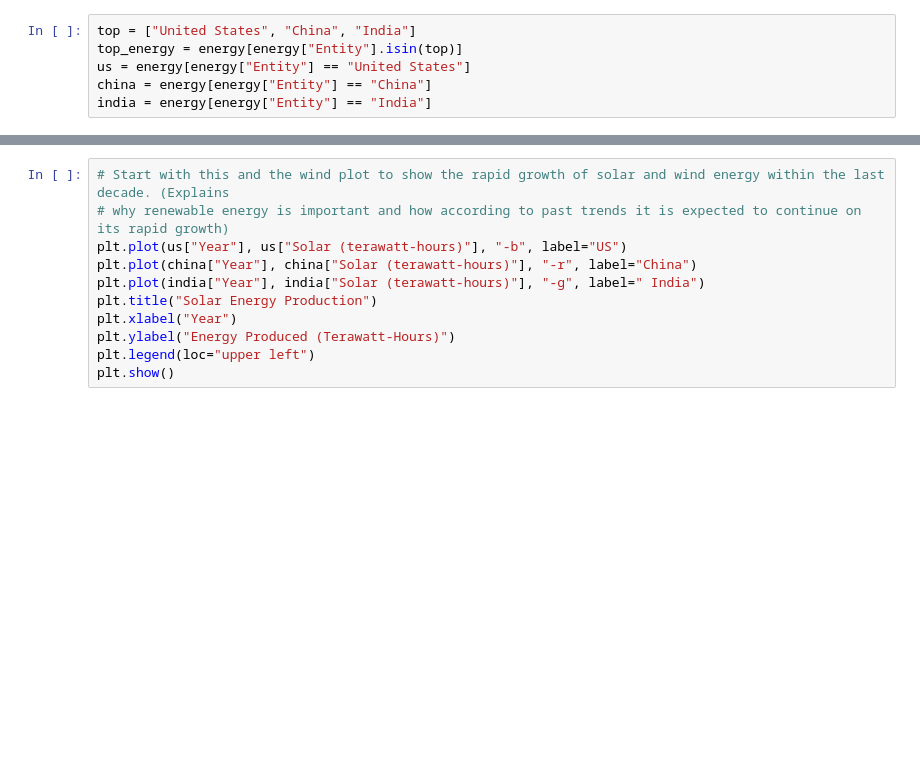
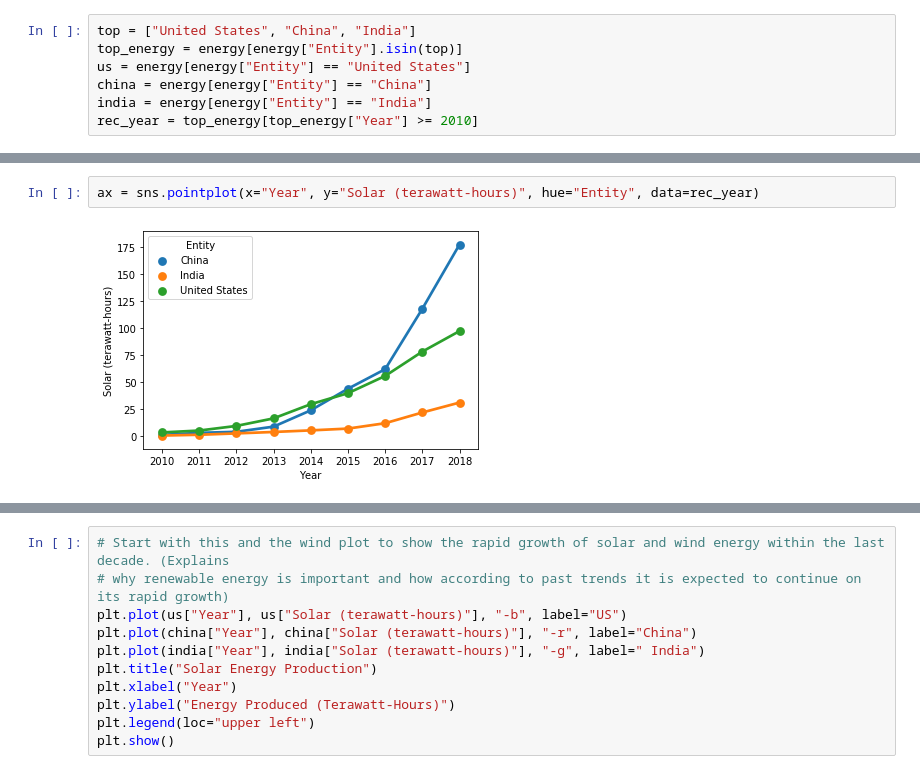
Before and after one commit to jhl126/Capstone1_Rename_later, a Jupyter notebook: Presentation.ipynb, the cells around one changed output, grey strips where cells are left out. Saved outputs shown, nothing was run; the diff lists cells and outputs as text; blank space fills up the shorter version.

Commit message:
Added more visuals

```diff
--- a/Presentation.ipynb
+++ b/Presentation.ipynb
@@ -28,6 +28,11 @@ top_energy = energy[energy["Entity"].isin(top)]
 us = energy[energy["Entity"] == "United States"]
 china = energy[energy["Entity"] == "China"]
 india = energy[energy["Entity"] == "India"]
+rec_year = top_energy[top_energy["Year"] >= 2010]
 # %% [output]
 [interactive output not drawn]
 [interactive output not drawn]
+# %%
+ax = sns.pointplot(x="Year", y="Solar (terawatt-hours)", hue="Entity", data=rec_year)
+# %% [output]
+[figure, added]
```
Also changed, not shown: parts of 2 cells of this notebook.
